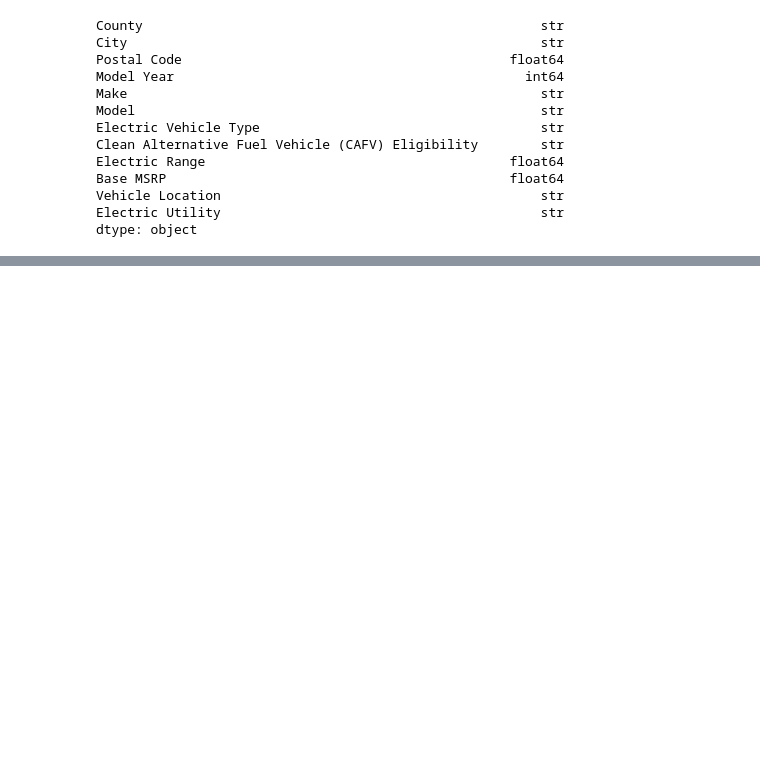
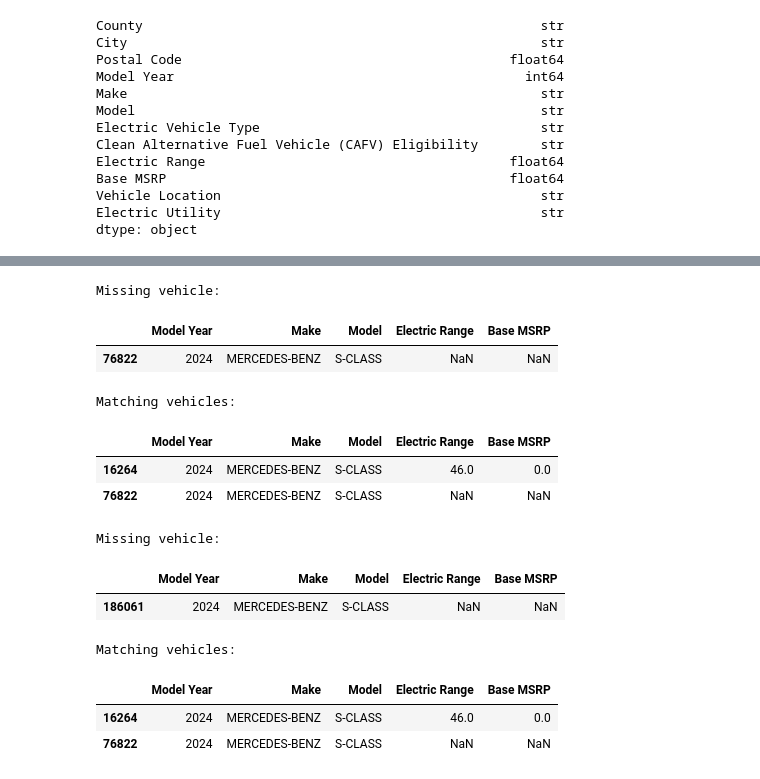
Before and after one commit to coyote227/EV-Population-Insights, a Jupyter notebook: src/Cleaning_data.ipynb, the cells around one changed output, grey strips where cells are left out. Saved outputs shown, nothing was run; the diff lists cells and outputs as text; code cells hidden in the pictures; blank space fills up the shorter version.

```diff
--- a/src/Cleaning_data.ipynb
+++ b/src/Cleaning_data.ipynb
@@ -116,0 +206,44 @@ dtype: object
+# %%
+missing_rows = df[
+    df["Electric Range"].isna() |
+    df["Base MSRP"].isna()
+]
+
+for _, row in missing_rows.iterrows():
+
+    print("\nMissing vehicle:")
+    display(row[
+        ["Model Year", "Make", "Model",
+         "Electric Range", "Base MSRP"]
+    ].to_frame().T)
+
+    print("Matching vehicles:")
+
+    matches = df[
+        (df["Model Year"] == row["Model Year"]) &
+        (df["Make"] == row["Make"]) &
+        (df["Model"] == row["Model"])
+    ]
+
+    display(
+        matches[
+            ["Model Year", "Make", "Model",
+             "Electric Range", "Base MSRP"]
+        ]
+        .drop_duplicates()
+    )
+# %% [output]
+Missing vehicle:
+|  | Model Year | Make | Model | Electric Range | Base MSRP |
+| 76822 | 2024 | MERCEDES-BENZ | S-CLASS | NaN | NaN |
+Matching vehicles:
+|  | Model Year | Make | Model | Electric Range | Base MSRP |
+| 16264 | 2024 | MERCEDES-BENZ | S-CLASS | 46.0 | 0.0 |
+| 76822 | 2024 | MERCEDES-BENZ | S-CLASS | NaN | NaN |
+Missing vehicle:
+|  | Model Year | Make | Model | Electric Range | Base MSRP |
+| 186061 | 2024 | MERCEDES-BENZ | S-CLASS | NaN | NaN |
+Matching vehicles:
+|  | Model Year | Make | Model | Electric Range | Base MSRP |
+| 16264 | 2024 | MERCEDES-BENZ | S-CLASS | 46.0 | 0.0 |
+| 76822 | 2024 | MERCEDES-BENZ | S-CLASS | NaN | NaN |
```
Also changed, not shown: parts of 11 cells of this notebook.
